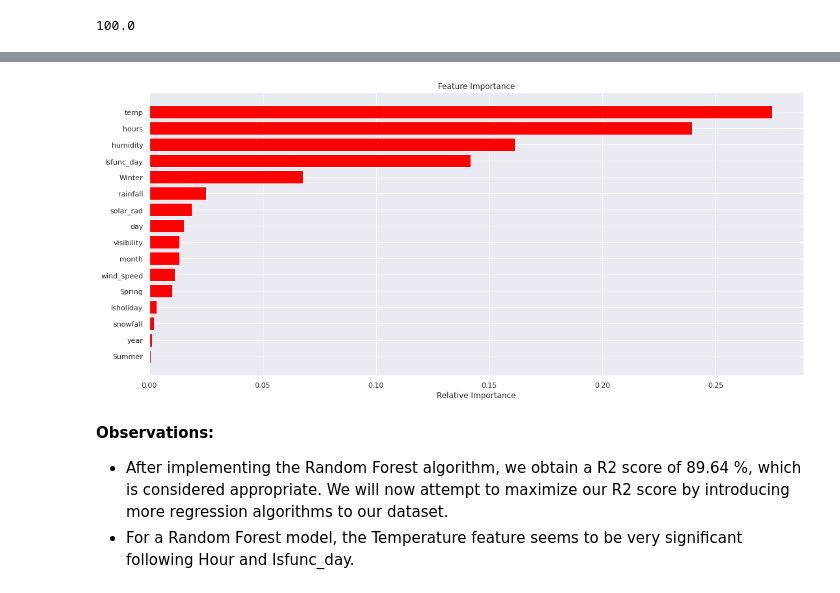
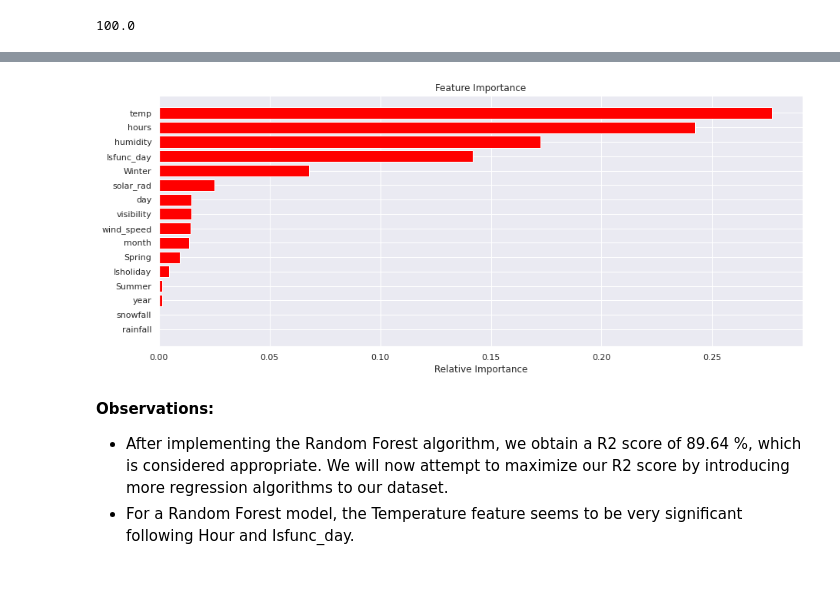
Before and after one commit to handetushar/Bike-Sharing-Demand-Prediction, a Jupyter notebook: Bike_Sharing_Demand_Prediction_Capstone_Project.ipynb, the cells around one changed output, grey strips where cells are left out. Cells and saved outputs as stored; diff of their text form; code cells hidden in the pictures.

```diff
--- a/Bike_Sharing_Demand_Prediction_Capstone_Project.ipynb
+++ b/Bike_Sharing_Demand_Prediction_Capstone_Project.ipynb
@@ -582,0 +591,4 @@ Temprature and dew point temparature having high VIF lets drop dew point tempera
+# %%
+#Identifying Numerical variables
+numerical = [var for var in df.columns if df[var].dtype!='O']
+print('\033[1m\033[4mThere are {} numerical variables:\033[0m '.format(len(numerical)), numerical)
@@ -582,0 +597,6 @@ Temprature and dew point temparature having high VIF lets drop dew point tempera
+# %%
+#Print numerical and categorical independent features seperately.
+numerical_features = numerical[1:]
+categorical_features = categorical[1:]
+print(numerical_features)
+print(categorical_features)
@@ -609,17 +609,19 @@ numeric_features
 # %%
 #Removing the outliers
-
-features1 = numeric_features
+df1=df.copy()
+features1 = numerical_features
 
 for i in features1:
     Q1 = df1[i].quantile(0.25)
     Q3 = df1[i].quantile(0.75)
     IQR = Q3 - Q1
-    a = (Q3+(1.5*IQR))
-    b = (Q1-(1.5*IQR))
-    df1[i].apply(lambda x: a if x>=a else x )
-    df1[i].apply(lambda x : b if x <= b else x)
-    df1 = df1.reset_index(drop=True)
+    upper_limit = (Q3+(1.5*IQR))
+    lower_limit = (Q1-(1.5*IQR))
+    df1[i] = np.where(df1[i]> upper_limit, upper_limit,
+                      np.where(df1[i]< lower_limit, lower_limit,
+                        df1[i]))
+
+df1 = df1.reset_index(drop=True)
 display(df1.head())
 print('\n\033[1mInference:\033[0m\nBefore removal of outliers, The dataset had \033[1m{}\033[0m samples.'.format(df.shape[0]))
 print('After removal of outliers, The dataset now has \033[1m{}\033[0m samples.'.format(df1.shape[0]))
@@ -636,3 +650,6 @@ After removal of outliers, The dataset now has 8760 samples.
+# %%
+#Copy dataset afterremovel of outliers
+df=df1.copy()
 # %% [markdown]
 #Handling categorical features
 We will convert categorical values into numerical values, for that we can use OneHot encoding or mapping to binary values.
@@ -1135,17 +1152,18 @@ dt_df.head(5)
 | 5967 | 25.416530 | 26.627054 |
 # %%
 #Feature importance for Decision Tree.
+plt.figure(figsize=(15, 6))
 features = X_train_df.columns
 importances = dt_regressor.feature_importances_
 indices = np.argsort(importances)
 plt.title('Feature Importance')
 plt.barh(range(len(indices)), importances[indices], color='red', align='center')
 plt.yticks(range(len(indices)), [features[i] for i in indices])
 plt.xlabel('Relative Importance')
 
 plt.show()
 # %% [output]
-[figure, old version]
+[figure, new version]
 # %% [markdown]
 **Observations:**
 
```
Also changed, not shown: parts of 55 cells of this notebook.
